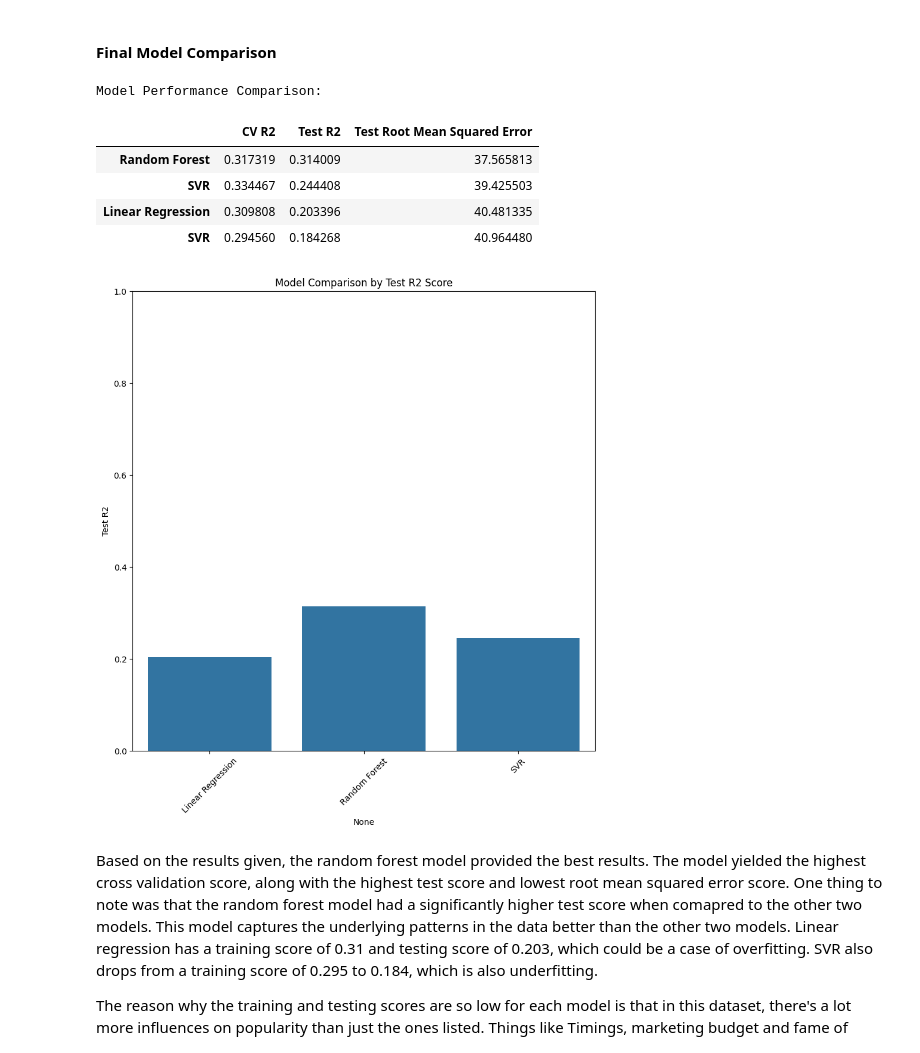
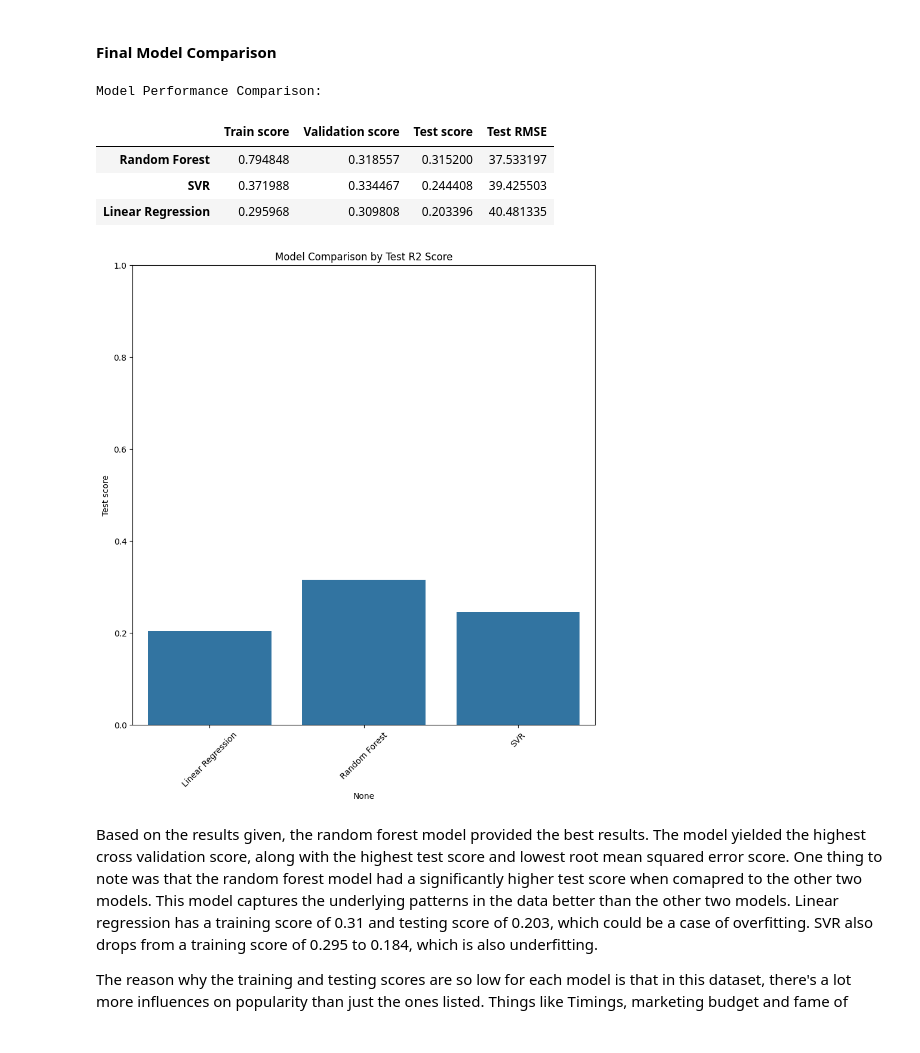
Before and after one commit to zacharyL16/ENSF444ProjectGroup31, a Jupyter notebook: Final Project.ipynb, the cells around one changed output. Drawn from its saved outputs; the diff is of its cells as text; code cells hidden in the pictures.

```diff
--- a/Final Project.ipynb
+++ b/Final Project.ipynb
@@ -308,42 +277,44 @@ Test R2: 0.244
 # %%
 results = {
     'Linear Regression': {
-        'CV R2': lr_grid.best_score_,
-        'Test R2': r2_score(y_test, lr_y_pred),
-        'Test Root Mean Squared Error': np.sqrt(mean_squared_error(y_test, lr_y_pred))
+        'Train score': r2_score(y_train, lr_grid.best_estimator_.predict(X_train)),
+        'Validation score': lr_grid.best_score_,
+        'Test score': r2_score(y_test, lr_y_pred),
+        'Test RMSE': np.sqrt(mean_squared_error(y_test, lr_y_pred))
     },
     'Random Forest': {
-        'CV R2': rf_grid.best_score_,
-        'Test R2': r2_score(y_test, rf_y_pred),
-        'Test Root Mean Squared Error': np.sqrt(mean_squared_error(y_test, rf_y_pred))
+        'Train score': r2_score(y_train, rf_grid.best_estimator_.predict(X_train)),
+        'Validation score': rf_grid.best_score_,
+        'Test score': r2_score(y_test, rf_y_pred),
+        'Test RMSE': np.sqrt(mean_squared_error(y_test, rf_y_pred))
     },
     'SVR': {
-        'CV R2': svr_grid.best_score_,
-        'Test R2': r2_score(y_test, svr_y_pred),
-        'Test Root Mean Squared Error': np.sqrt(mean_squared_error(y_test, svr_y_pred))
+        'Train score': r2_score(y_train, svr_grid.best_estimator_.predict(X_train)),
+        'Validation score': svr_grid.best_score_,
+        'Test score': r2_score(y_test, svr_y_pred),
+        'Test RMSE': np.sqrt(mean_squared_error(y_test, svr_y_pred))
     }
 }
 
 # Create comparison table
 comparison = pd.DataFrame(results).T
 print("\nModel Performance Comparison:")
-display(comparison.sort_values('Test R2', ascending=False))
+display(comparison.sort_values('Test score', ascending=False))
 
 # Visualization
 plt.figure(figsize=(10, 10))
-sns.barplot(x=comparison.index, y='Test R2', data=comparison)
+sns.barplot(x=comparison.index, y='Test score', data=comparison)
 plt.title('Model Comparison by Test R2 Score')
 plt.ylim(0, 1)
 plt.xticks(rotation=45)
 plt.show()
 # %% [output]
 Model Performance Comparison:
-|  | CV R2 | Test R2 | Test Root Mean Squared Error |
-| Random Forest | 0.317319 | 0.314009 | 37.565813 |
-| SVR | 0.334467 | 0.244408 | 39.425503 |
-| Linear Regression | 0.309808 | 0.203396 | 40.481335 |
-| SVR | 0.294560 | 0.184268 | 40.964480 |
+|  | Train score | Validation score | Test score | Test RMSE |
+| Random Forest | 0.794848 | 0.318557 | 0.315200 | 37.533197 |
+| SVR | 0.371988 | 0.334467 | 0.244408 | 39.425503 |
+| Linear Regression | 0.295968 | 0.309808 | 0.203396 | 40.481335 |
-[figure, old version]
+[figure, new version]
 # %% [markdown]
 Based on the results given, the random forest model provided the best results. The model yielded the highest cross validation score, along with the highest test score and lowest root mean squared error score. One thing to note was that the random forest model had a significantly higher test score when comapred to the other two models. This model captures the underlying patterns in the data better than the other two models. Linear regression has a training score of 0.31 and testing score of 0.203, which could be a case of overfitting. SVR also drops from a training score of 0.295 to 0.184, which is also underfitting.
 
```
Also changed, not shown: parts of 5 cells of this notebook.
